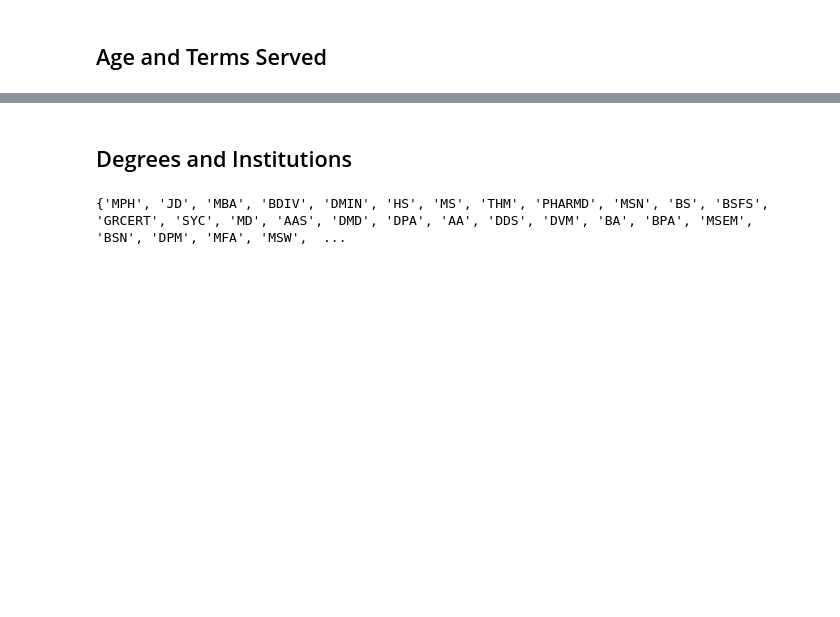
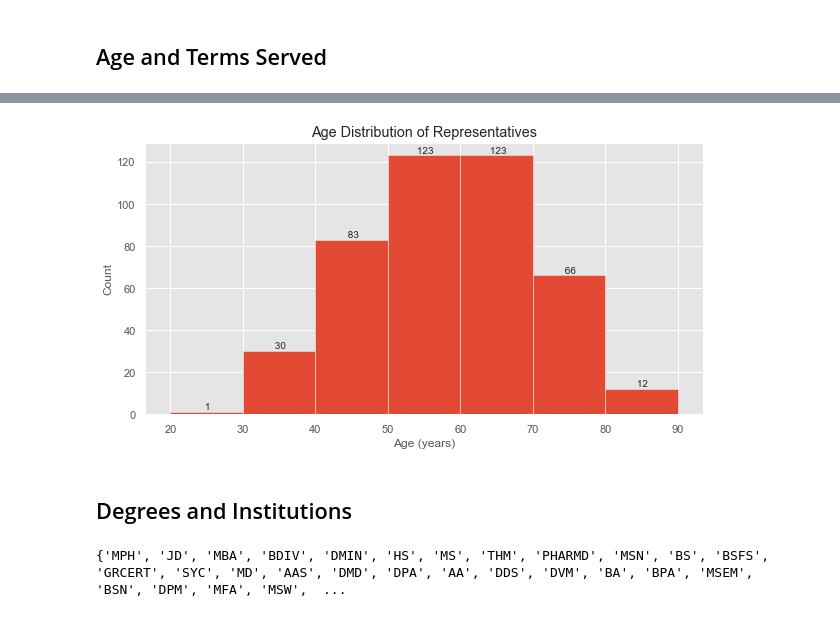
Before and after one commit to wplam107/rep_db, a Jupyter notebook: notebooks/eda_feature_eng_notebook.ipynb, the cells around one changed output, grey strips where cells are left out. Drawn from its saved outputs; the diff is of its cells as text; code cells hidden in the pictures; blank space fills up the shorter version.

```diff
--- a/notebooks/eda_feature_eng_notebook.ipynb
+++ b/notebooks/eda_feature_eng_notebook.ipynb
@@ -47,3 +60,19 @@ df['terms'] = np.vectorize(lambda x: len(x))(df['roles'])
+# %%
+fig = plt.figure(figsize=(10,5))
+ax = plt.hist(df['age'], bins=range(20, 100, 10))
+for i, p in enumerate(ax[2].patches):
+    xy = p.get_xy()
+    plt.annotate(
+        text='{val: .0f}'.format(val=ax[0][i]),
+        xy=(p.get_x() + p.get_width() / 2, p.get_height()),
+        ha='center', va='center', xytext=(0, 5), textcoords='offset points'
+    )
+plt.title('Age Distribution of Representatives')
+plt.xlabel('Age (years)')
+plt.ylabel('Count')
+plt.show()
+# %% [output]
+[figure, added]
 # %% [markdown]
 ## Degrees and Institutions
 # %%
```
Also changed, not shown: parts of 10 cells of this notebook, 1 other file.
